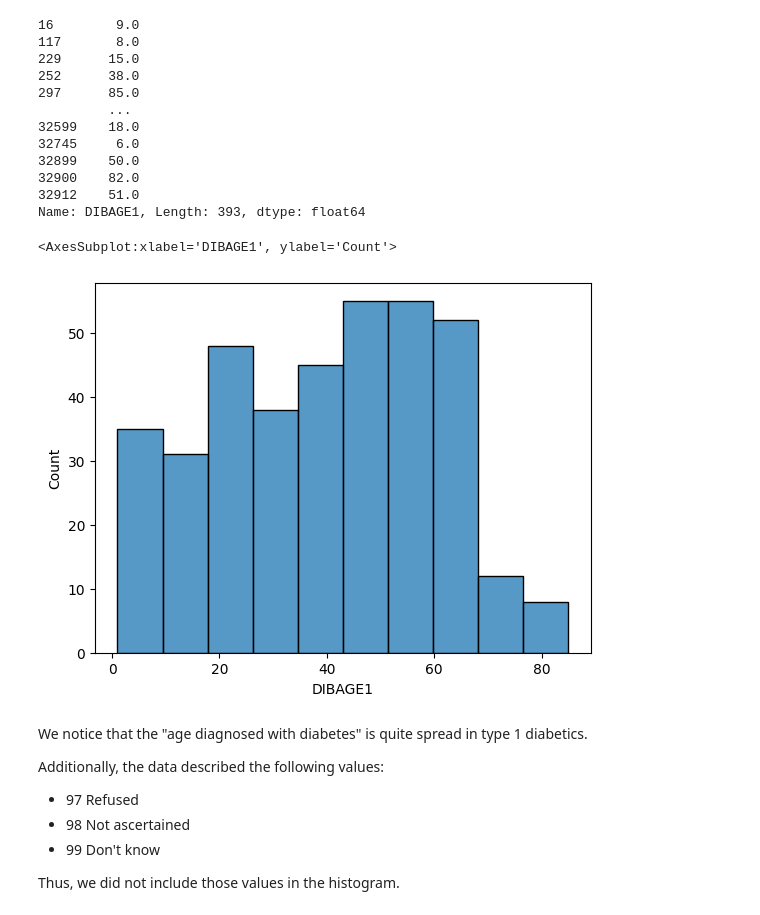
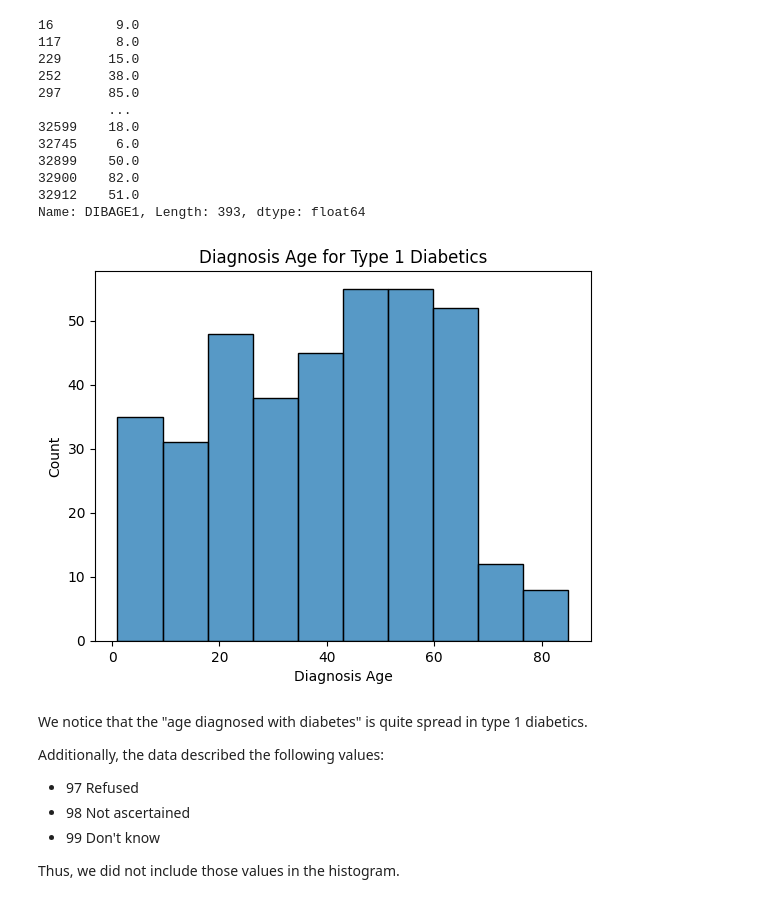
Before and after one commit to MingshuL/ORIE-5160-Midterm-Project, a Jupyter notebook: dslc_documentation/01_cleaning.ipynb, the cells around one changed output. Saved outputs shown, nothing was run; the diff lists cells and outputs as text; code cells hidden in the pictures.

```diff
--- a/dslc_documentation/01_cleaning.ipynb
+++ b/dslc_documentation/01_cleaning.ipynb
@@ -118,11 +118,14 @@ diagnosis_age
 32900    82.0
 32912    51.0
 Name: DIBAGE1, Length: 393, dtype: float64
-# %%
-sns.histplot(diagnosis_age[diagnosis_age < 96])
-# %% [output]
-<AxesSubplot:xlabel='DIBAGE1', ylabel='Count'>
-[figure, removed]
+# %%
+sns.histplot(diagnosis_age[diagnosis_age < 96])
+plt.title("Diagnosis Age for Type 1 Diabetics")  # Add your title here
+plt.xlabel("Diagnosis Age")  # Add your X-axis label here
+plt.ylabel("Count")  # Add your Y-axis label here
+plt.show()
+# %% [output]
+[figure, added]
 # %% [markdown]
 We notice that the "age diagnosed with diabetes" is quite spread in type 1 diabetics.
 
```
Also changed, not shown: parts of 29 cells of this notebook, 3 other files.
